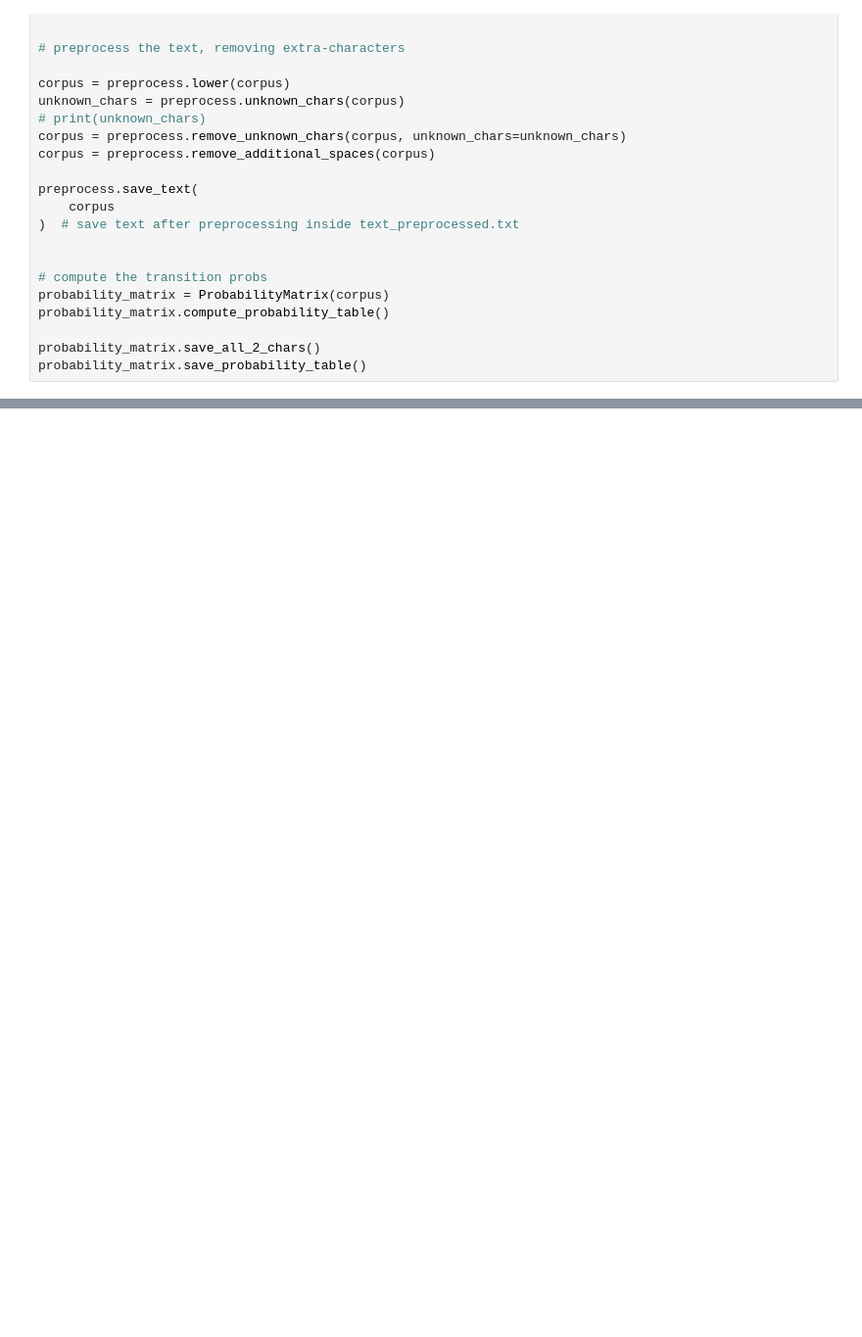
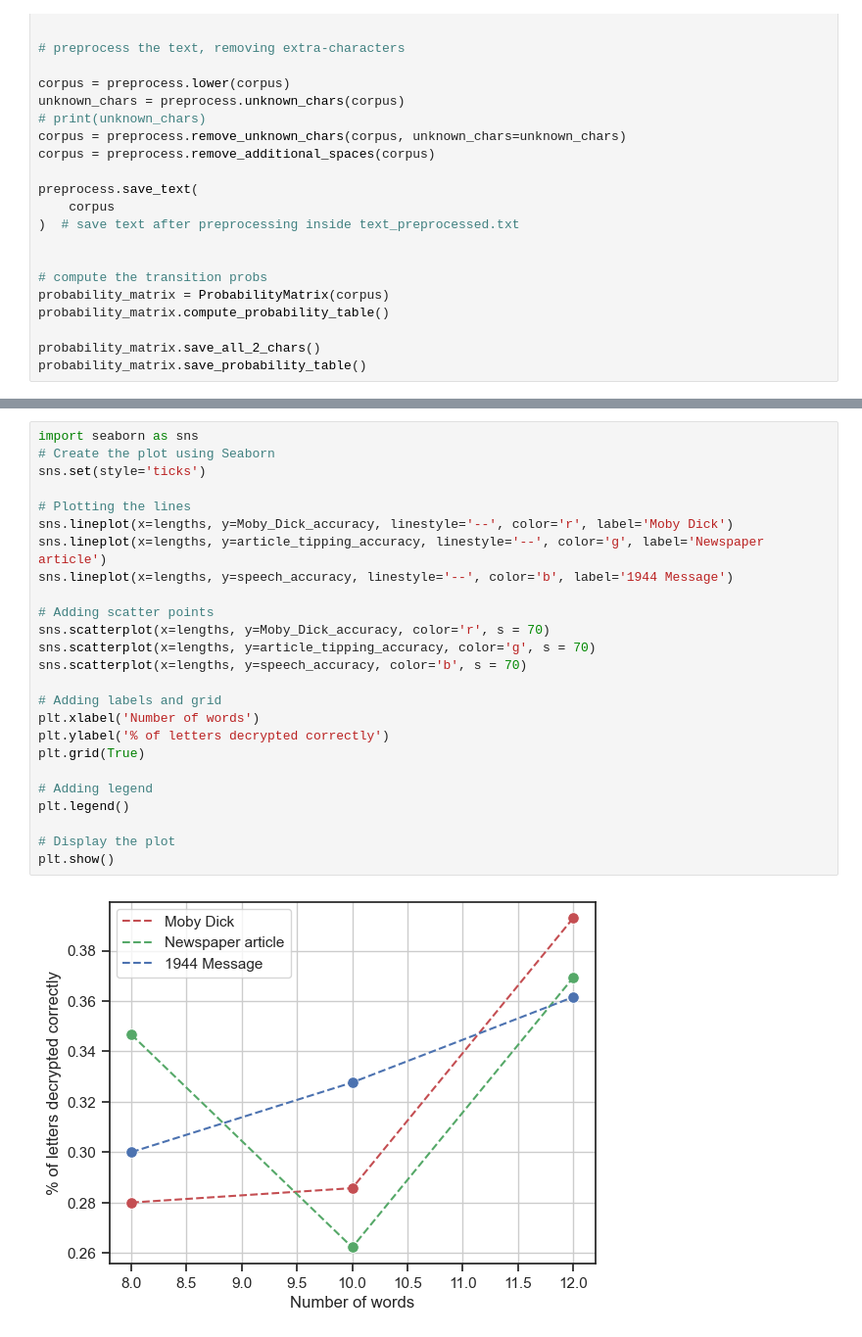
Before and after one commit to alessimichele/HMM-for-text-decryption, a Jupyter notebook: MCMC_plots.ipynb, the cells around one changed output, grey strips where cells are left out. Shown at 98% size. Drawn from its saved outputs; the diff is of its cells as text; blank space fills up the shorter version.

```diff
--- a/MCMC_plots.ipynb
+++ b/MCMC_plots.ipynb
@@ -162,0 +250,27 @@ mean_accuracy # Ok overflow occured though on longer strings so avoid that
+# %%
+import seaborn as sns
+# Create the plot using Seaborn
+sns.set(style='ticks')
+
+# Plotting the lines
+sns.lineplot(x=lengths, y=Moby_Dick_accuracy, linestyle='--', color='r', label='Moby Dick')
+sns.lineplot(x=lengths, y=article_tipping_accuracy, linestyle='--', color='g', label='Newspaper article')
+sns.lineplot(x=lengths, y=speech_accuracy, linestyle='--', color='b', label='1944 Message')
+
+# Adding scatter points
+sns.scatterplot(x=lengths, y=Moby_Dick_accuracy, color='r', s = 70)
+sns.scatterplot(x=lengths, y=article_tipping_accuracy, color='g', s = 70)
+sns.scatterplot(x=lengths, y=speech_accuracy, color='b', s = 70)
+
+# Adding labels and grid
+plt.xlabel('Number of words')
+plt.ylabel('% of letters decrypted correctly')
+plt.grid(True)
+
+# Adding legend
+plt.legend()
+
+# Display the plot
+plt.show()
+# %% [output]
+[figure, added]
```
Also changed, not shown: parts of 13 cells of this notebook, 5 other files.
